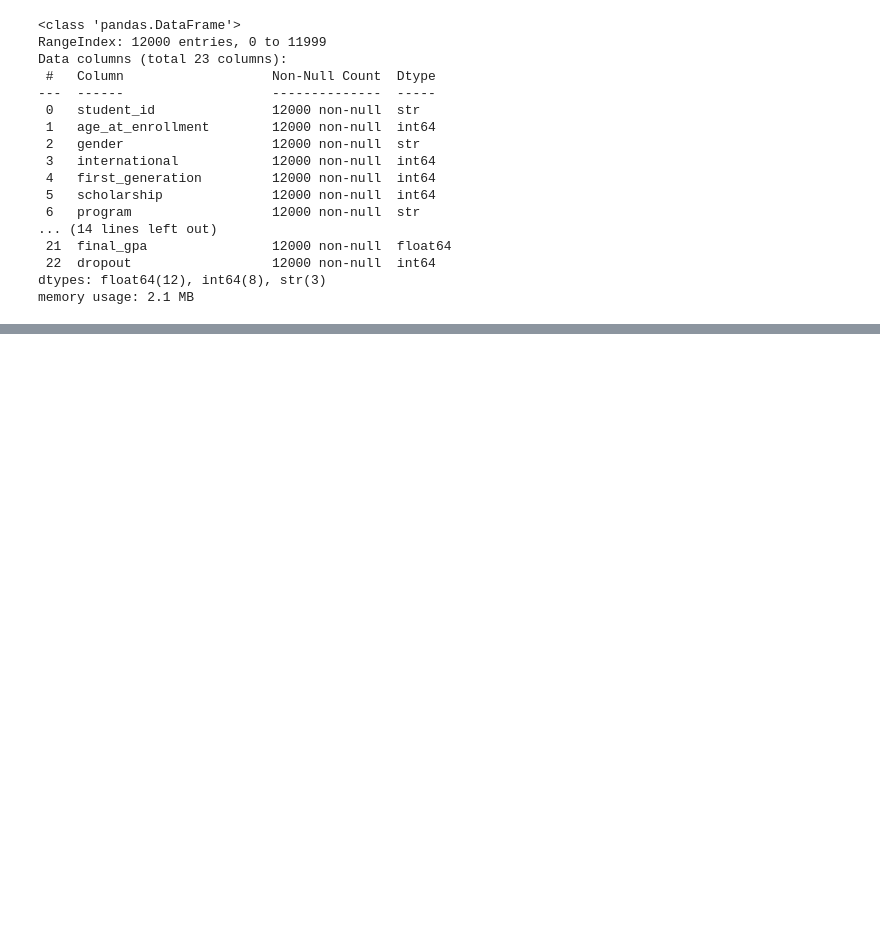
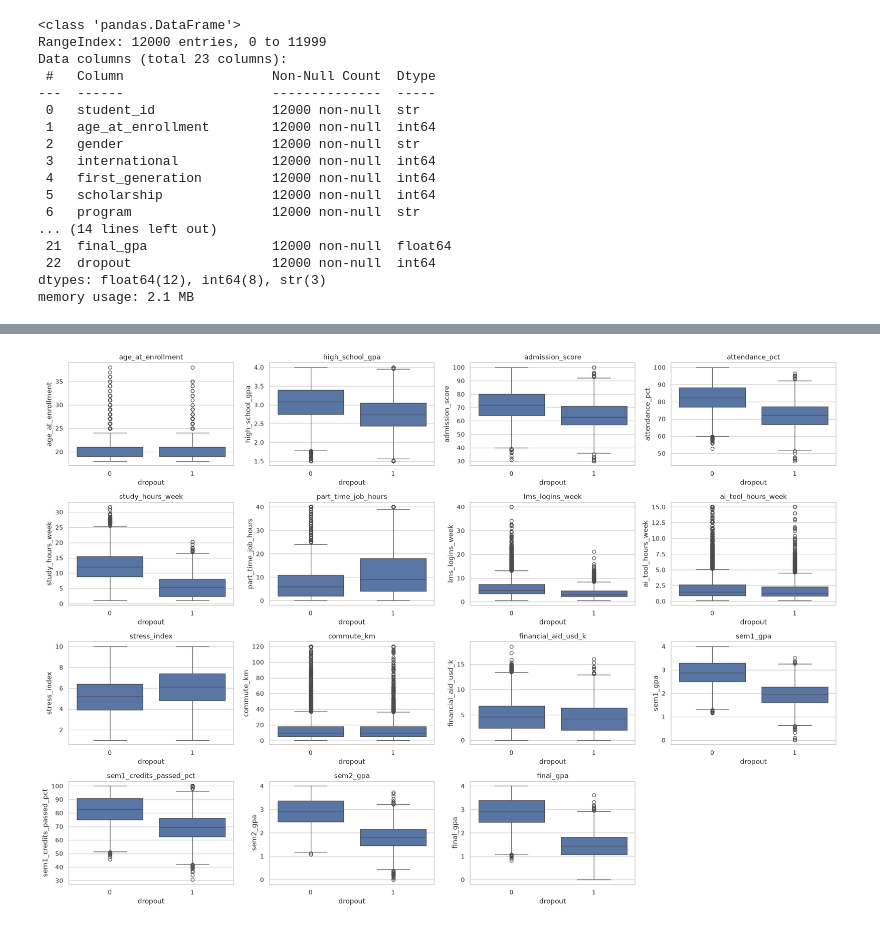
Before and after one commit to EnricoCecchini/ML2_Group_Assignment, a Jupyter notebook: notebook.ipynb, the cells around one changed output, grey strips where cells are left out. Cells and saved outputs as stored; diff of their text form; code cells hidden in the pictures; blank space fills up the shorter version.

```diff
--- a/notebook.ipynb
+++ b/notebook.ipynb
@@ -48,0 +167,11 @@ target = "dropout"
+# %%
+fig, axes = plt.subplots(n_rows, n_cols, figsize=(5 * n_cols, 3.5 * n_rows))
+for ax, col in zip(axes.flat, numerical_cols):
+    sns.boxplot(data=df, x=target, y=col, ax=ax)
+    ax.set_title(col)
+for ax in axes.flat[len(numerical_cols):]:
+    ax.set_visible(False)
+plt.tight_layout()
+plt.show()
+# %% [output]
+[figure, added]
```
Also changed, not shown: parts of 26 cells of this notebook.
